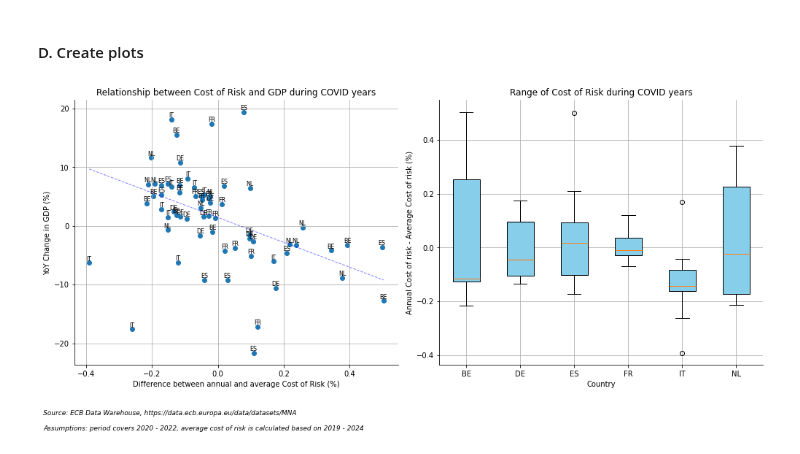
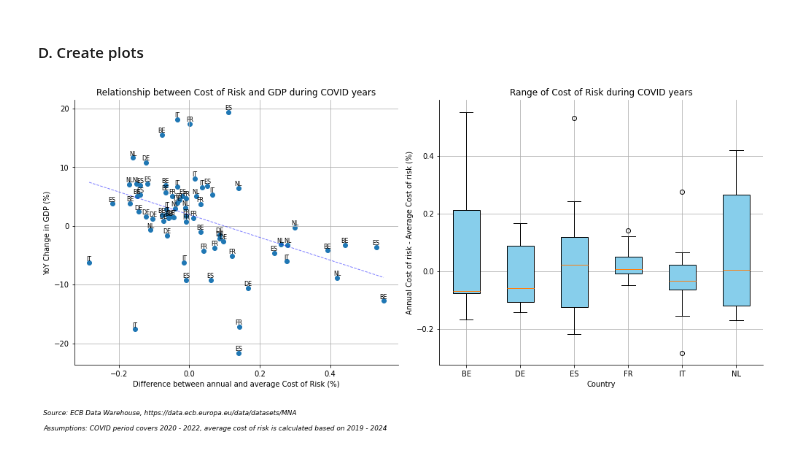
Before and after one commit to at621/snippets, a Jupyter notebook: ecb_dwh_api_risk_cost.ipynb, the cells around one changed output. Cells and saved outputs as stored; diff of their text form; code cells hidden in the pictures.

```diff
--- a/ecb_dwh_api_risk_cost.ipynb
+++ b/ecb_dwh_api_risk_cost.ipynb
@@ -49,7 +49,7 @@ def sup_ecb_data(countries, data_items, report_type="estimates"):
     # Define the parameters
     params = {
         "startPeriod": "2000-01-01",  # Start date of the time series
-        "endPeriod": "2022-10-01",  # End of the time series
+        "endPeriod": "2024-06-30",  # End of the time series
     }
 
     # Create the query
@@ -318,32 +303,32 @@ ax1.spines["right"].set_visible(False)
 
 # Plot for the second graph (right subplot)
 data_by_area = [plot_df[plot_df['REF_AREA'] == area]['Cost of risk'] for area in plot_df['REF_AREA'].unique()]
 ax2.boxplot(data_by_area, patch_artist=True, boxprops=dict(facecolor='skyblue'))
 
 ax2.set_xticklabels(plot_df['REF_AREA'].unique(), ha='center')
 ax2.set_xlabel("Country")
 ax2.set_ylabel("Annual Cost of risk - Average Cost of risk (%)")
 ax2.set_title("Range of Cost of Risk during COVID years")
 ax2.grid(True)
 
 # Remove the top and right borderlines for the second graph
 ax2.spines["top"].set_visible(False)
 ax2.spines["right"].set_visible(False)
 
 # Adjust layout to prevent overlap
 plt.tight_layout()
 
 # Add a footnote with the source (for both subplots)
 fig.text(
     0.01,
     -0.11,
     "Source: ECB Data Warehouse, https://data.ecb.europa.eu/data/datasets/MNA" +
-    "\n\nAssumptions: period covers 2020 - 2022, average cost of risk is calculated based on 2019 - 2024",
+    "\n\nAssumptions: COVID period covers 2020 - 2022, average cost of risk is calculated based on 2019 - 2024",
     ha="left",
     fontsize=9,
     style="italic",
 )
 
 plt.show()
 # %% [output]
-[figure, old version]
+[figure, new version]
```
Also changed, not shown: parts of 6 cells of this notebook.
